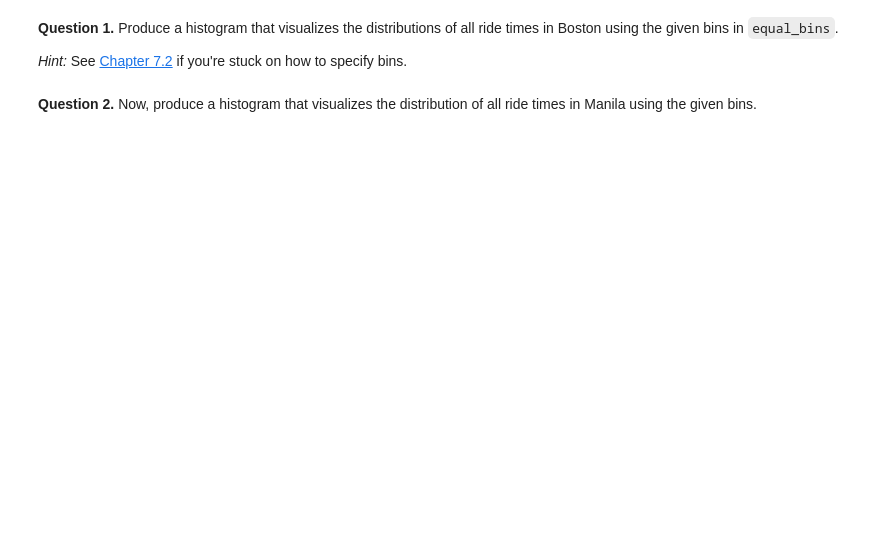
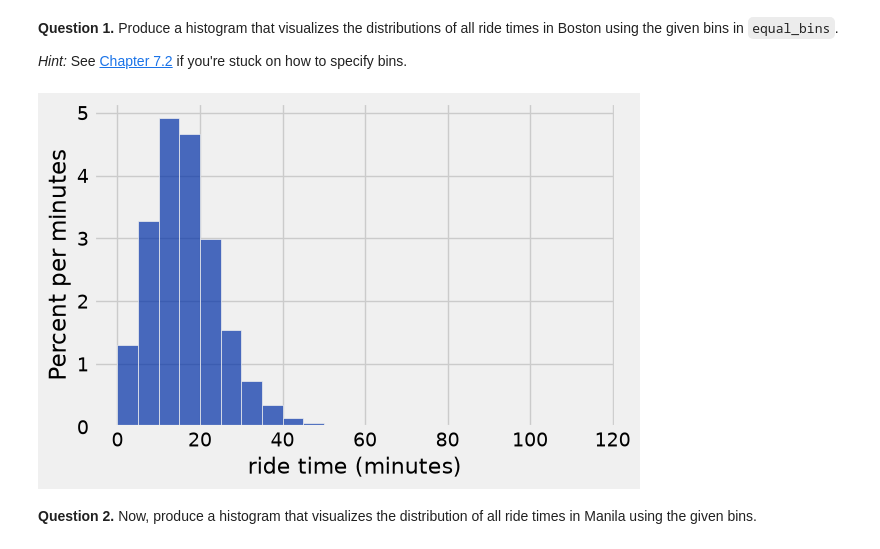
Before and after one commit to Ilawrenc08/Intro-to-Data-Analytics, a Jupyter notebook: OneDrive_2_9-11-2026/Homework 3 - Visualizations/hw03.ipynb, the cells around one changed output. Cells and saved outputs as stored; diff of their text form; code cells hidden in the pictures; blank space fills up the shorter version.

```diff
--- a/OneDrive_2_9-11-2026/Homework 3 - Visualizations/hw03.ipynb
+++ b/OneDrive_2_9-11-2026/Homework 3 - Visualizations/hw03.ipynb
@@ -307,7 +358,9 @@ manila.show(4)
 *Hint:* See [Chapter 7.2](https://inferentialthinking.com/chapters/07/2/Visualizing_Numerical_Distributions.html) if you're stuck on how to specify bins.
 # %%
 equal_bins = np.arange(0, 120, 5)
-...
+boston.hist('ride time', bins= equal_bins, unit="minutes")
+# %% [output]
+[figure, added]
 # %% [markdown]
 <!-- END QUESTION -->
 
```
Also changed, not shown: parts of 34 cells of this notebook, 2 other files.
